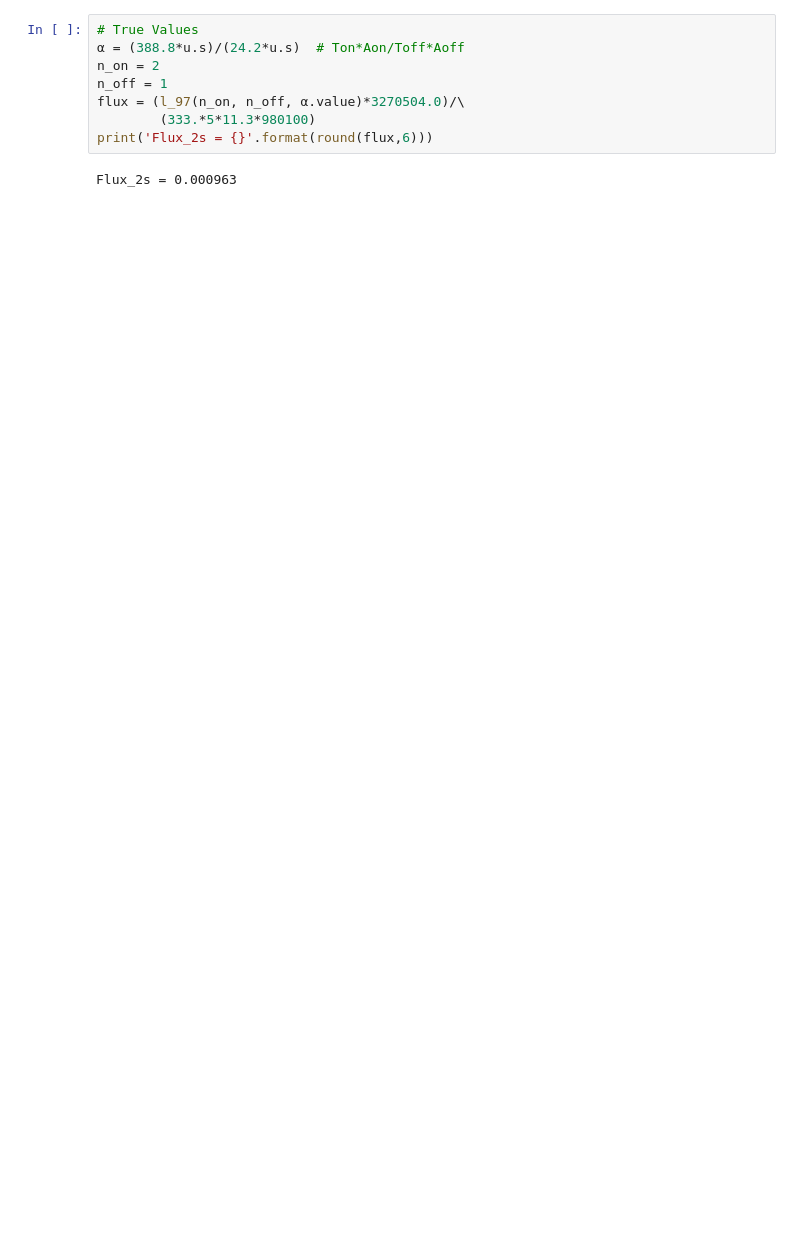
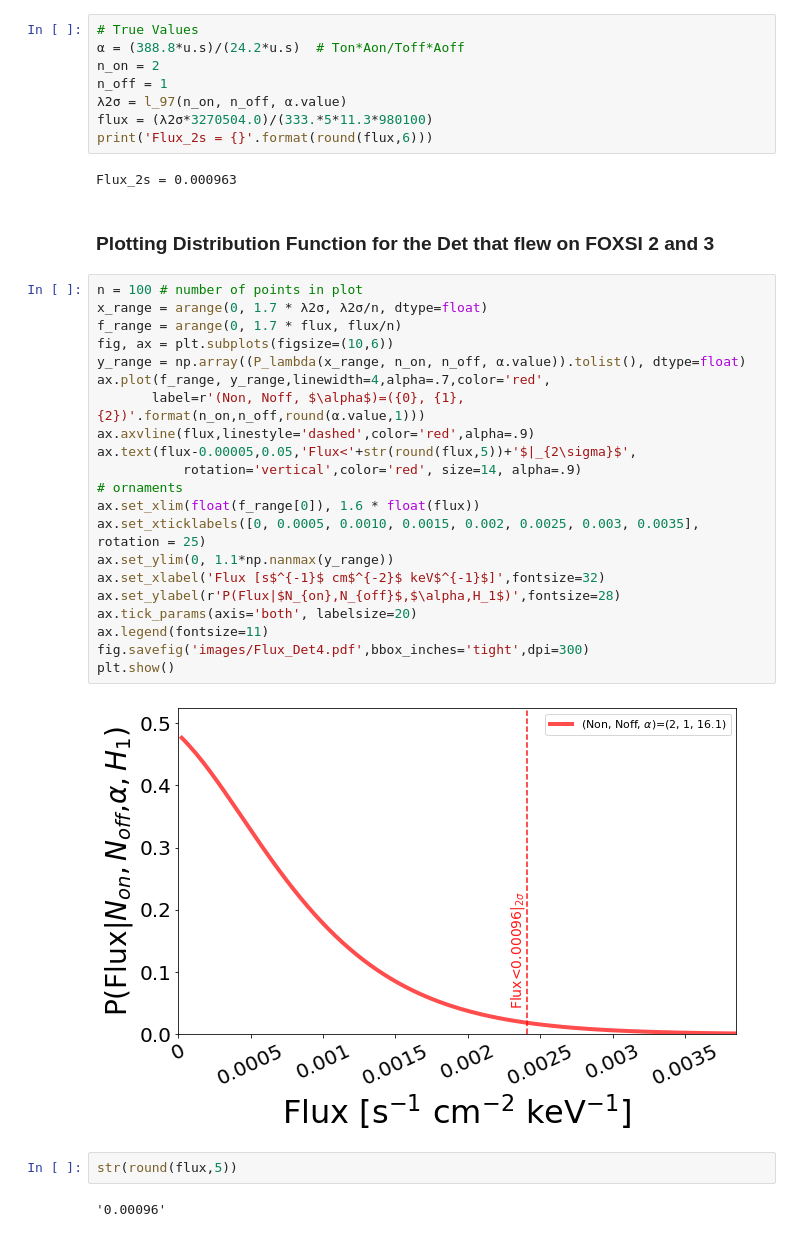
Before and after one commit to pymilo/QuietSunAnalysis, a Jupyter notebook: FOXSI3/Ahnen_Method_ON-OFF_Analysis.ipynb, the cells around one changed output. Saved outputs shown, nothing was run; the diff lists cells and outputs as text; blank space fills up the shorter version.

```diff
--- a/FOXSI3/Ahnen_Method_ON-OFF_Analysis.ipynb
+++ b/FOXSI3/Ahnen_Method_ON-OFF_Analysis.ipynb
@@ -199,8 +199,37 @@ plt.close(fig)
 α = (388.8*u.s)/(24.2*u.s)  # Ton*Aon/Toff*Aoff
 n_on = 2
 n_off = 1
-flux = (l_97(n_on, n_off, α.value)*3270504.0)/\
-        (333.*5*11.3*980100)
+λ2σ = l_97(n_on, n_off, α.value)
+flux = (λ2σ*3270504.0)/(333.*5*11.3*980100)
 print('Flux_2s = {}'.format(round(flux,6)))
 # %% [output]
 Flux_2s = 0.000963
+# %% [markdown]
+### Plotting Distribution Function for the Det that flew on FOXSI 2 and 3
+# %%
+n = 100 # number of points in plot
+x_range = arange(0, 1.7 * λ2σ, λ2σ/n, dtype=float)
+f_range = arange(0, 1.7 * flux, flux/n)
+fig, ax = plt.subplots(figsize=(10,6))
+y_range = np.array((P_lambda(x_range, n_on, n_off, α.value)).tolist(), dtype=float)
+ax.plot(f_range, y_range,linewidth=4,alpha=.7,color='red',
+       label=r'(Non, Noff, $\alpha$)=({0}, {1}, {2})'.format(n_on,n_off,round(α.value,1)))
+ax.axvline(flux,linestyle='dashed',color='red',alpha=.9)
+ax.text(flux-0.00005,0.05,'Flux<'+str(round(flux,5))+'$|_{2\sigma}$',
+           rotation='vertical',color='red', size=14, alpha=.9)
+# ornaments
+ax.set_xlim(float(f_range[0]), 1.6 * float(flux))
+ax.set_xticklabels([0, 0.0005, 0.0010, 0.0015, 0.002, 0.0025, 0.003, 0.0035], rotation = 25)
+ax.set_ylim(0, 1.1*np.nanmax(y_range))
+ax.set_xlabel('Flux [s$^{-1}$ cm$^{-2}$ keV$^{-1}$]',fontsize=32)
+ax.set_ylabel(r'P(Flux|$N_{on},N_{off}$,$\alpha,H_1$)',fontsize=28)
+ax.tick_params(axis='both', labelsize=20)
+ax.legend(fontsize=11)
+fig.savefig('images/Flux_Det4.pdf',bbox_inches='tight',dpi=300)
+plt.show()
+# %% [output]
+[figure, added]
+# %%
+str(round(flux,5))
+# %% [output]
+'0.00096'
```
Also changed, not shown: parts of 3 cells of this notebook, 8 other files.
